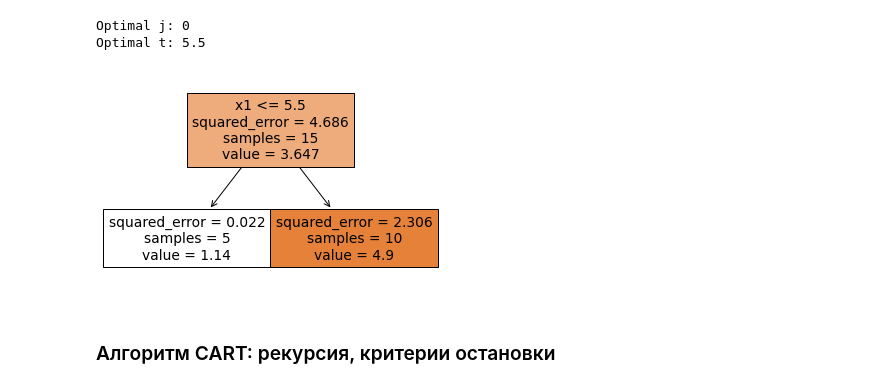
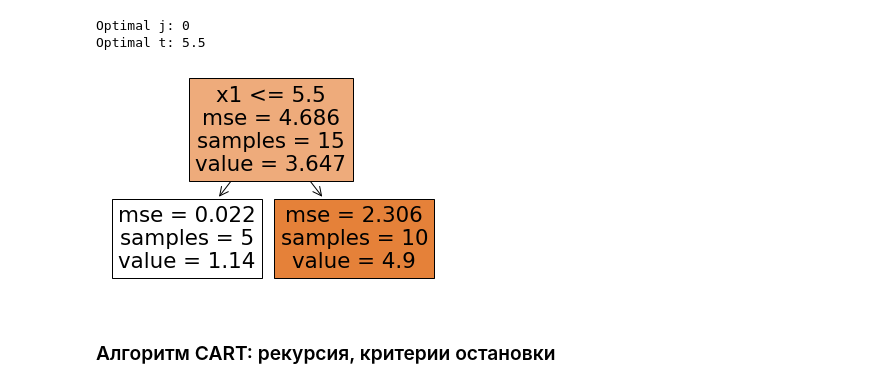
Before and after one commit to IvanovDmitryV/skillfactory_rds, a Jupyter notebook: Unit_6/DecisionTree_CART.ipynb, the cells around one changed output. Drawn from its saved outputs; the diff is of its cells as text; code cells hidden in the pictures.

```diff
--- a/Unit_6/DecisionTree_CART.ipynb
+++ b/Unit_6/DecisionTree_CART.ipynb
@@ -190,20 +195,20 @@ Optimal t: 5.5
 # %%
 # Инициализируем модель дерева решений с максимальной глубиной 1 и обучаем ее
 dt = tree.DecisionTreeRegressor(
     max_depth=1, #глубина
-    criterion='squared_error', #критерий информативности
+    criterion='mse', #критерий информативности
     random_state=0 #генератор случайных чисел
 )
 dt.fit(X, y)
 # Визуализируем дерево решений в виде графа
 tree.plot_tree(
     decision_tree=dt, #дерево решений
     feature_names=X.columns, #имена факторов
     filled=True, #расцветка
     impurity=True, #отображать ли неоднородность в вершинах
 );
 # %% [output]
-[figure, old version]
+[figure, new version]
 # %% [markdown]
 ### Алгоритм CART: рекурсия, критерии остановки
 # %% [markdown]
```
Also changed, not shown: parts of 2 cells of this notebook, 1 other file.
